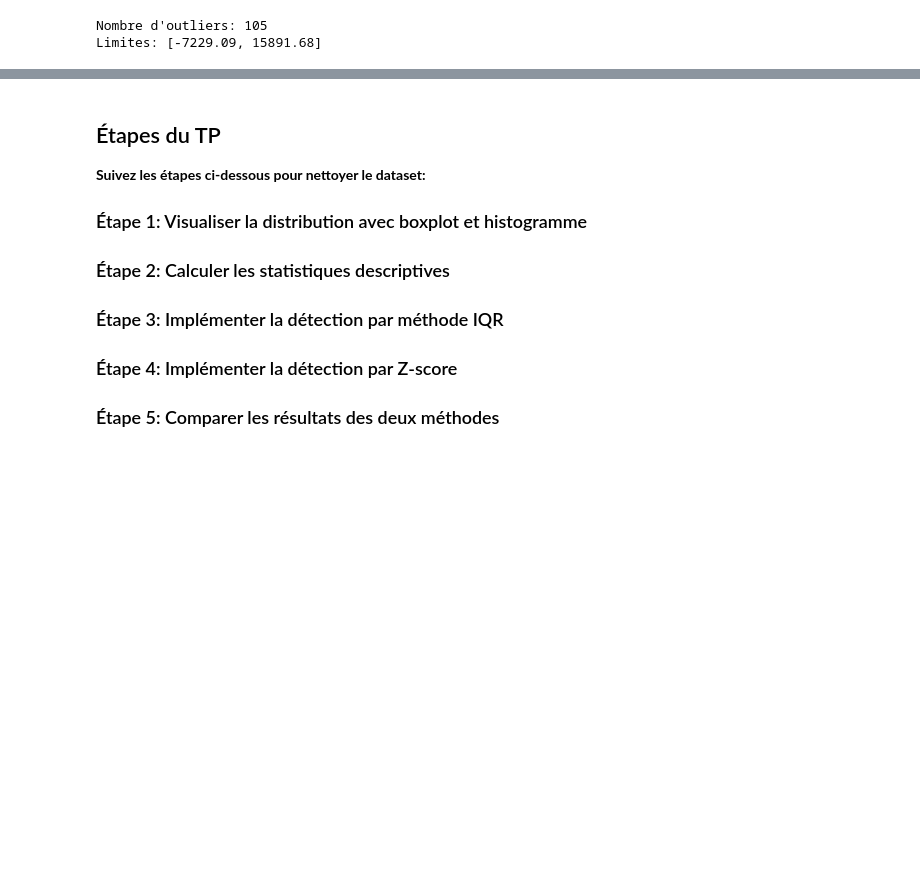
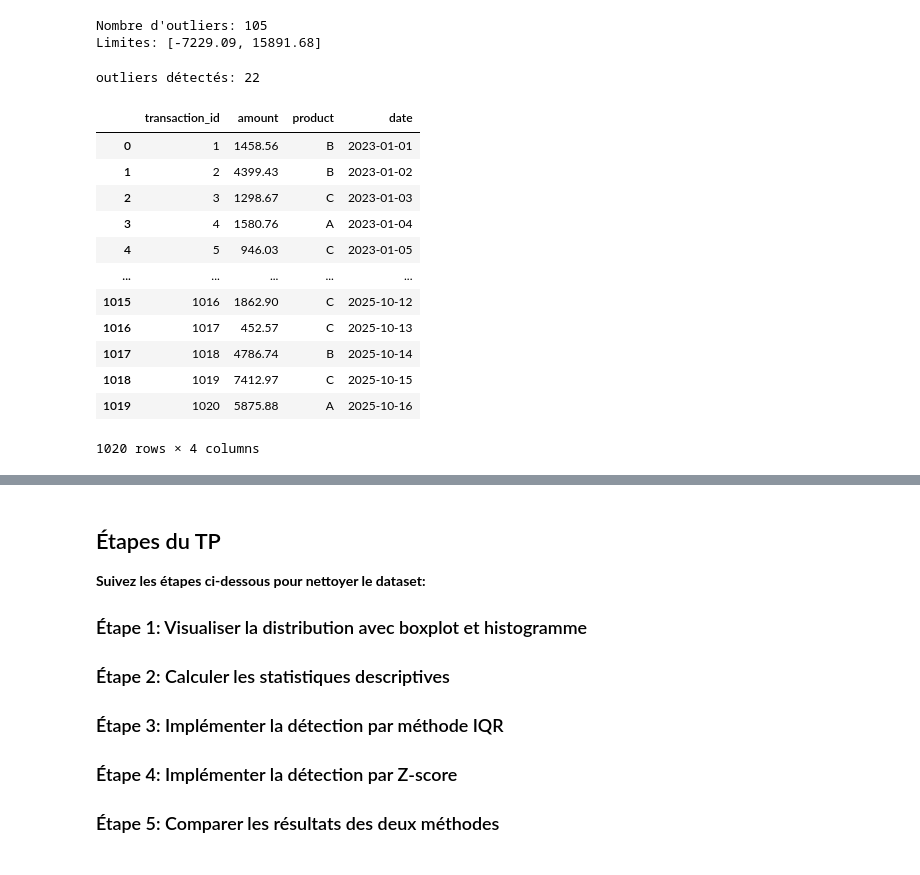
Before and after one commit to indidi01/simplon_DATA, a Jupyter notebook: data_cleaning/TP/TP3_Data_Cleansing_TP3.ipynb, the cells around one changed output, grey strips where cells are left out. Saved outputs shown, nothing was run; the diff lists cells and outputs as text; code cells hidden in the pictures; blank space fills up the shorter version.

```diff
--- a/data_cleaning/TP/TP3_Data_Cleansing_TP3.ipynb
+++ b/data_cleaning/TP/TP3_Data_Cleansing_TP3.ipynb
@@ -150,3 +150,13 @@ Nombre d'outliers: 105
 Limites: [-7229.09, 15891.68]
 # %%
 #5. Combien d'outliers détecte la méthode Z-score (threshold=3) ?
+
+from scipy import stats
+
+z_scores = np.abs(stats.zscore(df["amount"]))
+threshold = 3
+
+outliers = df[z_scores > threshold]
+print(f"outliers détectés: {len(outliers)}")
+# %% [output]
+outliers détectés: 22
@@ -152,0 +166,16 @@ Limites: [-7229.09, 15891.68]
+# %%
+df
+# %% [output]
+|  | transaction_id | amount | product | date |
+| 0 | 1 | 1458.56 | B | 2023-01-01 |
+| 1 | 2 | 4399.43 | B | 2023-01-02 |
+| 2 | 3 | 1298.67 | C | 2023-01-03 |
+| 3 | 4 | 1580.76 | A | 2023-01-04 |
+| 4 | 5 | 946.03 | C | 2023-01-05 |
+| ... | ... | ... | ... | ... |
+| 1015 | 1016 | 1862.90 | C | 2025-10-12 |
+| 1016 | 1017 | 452.57 | C | 2025-10-13 |
+| 1017 | 1018 | 4786.74 | B | 2025-10-14 |
+| 1018 | 1019 | 7412.97 | C | 2025-10-15 |
+| 1019 | 1020 | 5875.88 | A | 2025-10-16 |
+1020 rows × 4 columns
```
Also changed, not shown: parts of 22 cells of this notebook, 4 other files.
